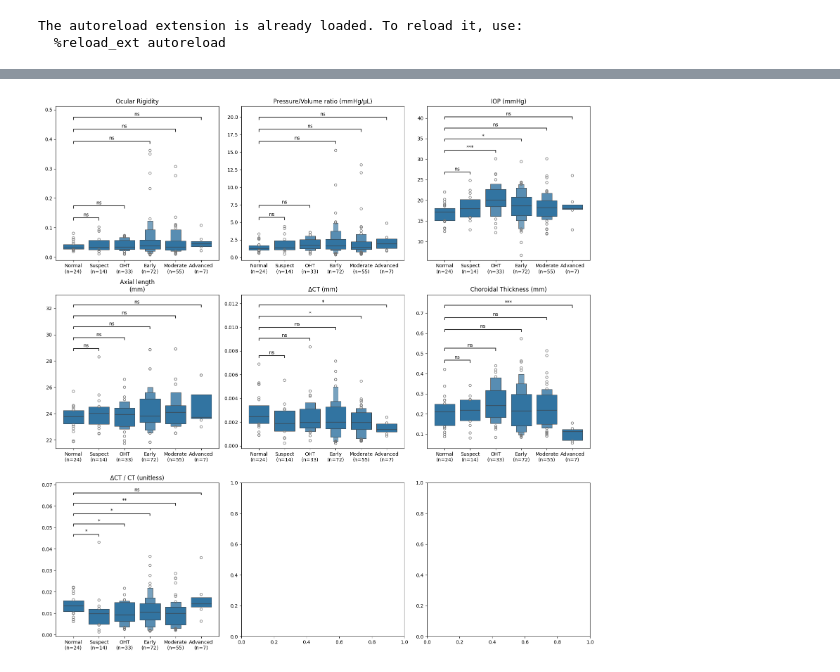
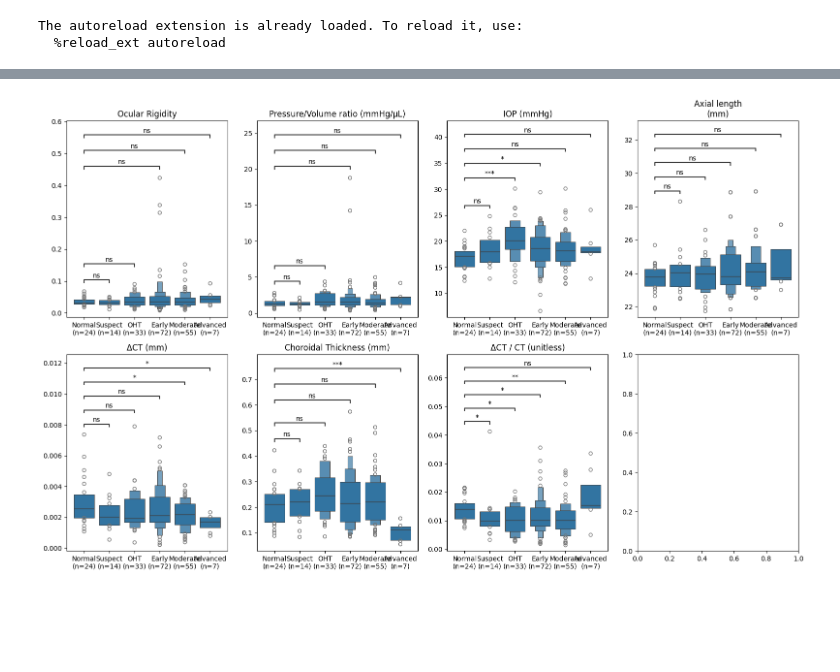
Before and after one commit to ClementPla/OcularRigidity, a Jupyter notebook: manuscript/notebooks/cross_sectional_study.ipynb, the cells around one changed output, grey strips where cells are left out. Cells and saved outputs as stored; diff of their text form; code cells hidden in the pictures; blank space fills up the shorter version.

```diff
--- a/manuscript/notebooks/cross_sectional_study.ipynb
+++ b/manuscript/notebooks/cross_sectional_study.ipynb
@@ -18,7 +18,7 @@ from ocularrigidity.data.measurements.cohort import add_cross_sectional_dx
 
 logging.getLogger("matplotlib.font_manager").setLevel(logging.ERROR)
 warnings.filterwarnings("ignore", message="The figure layout has changed to tight")
-ROOT_CARDIAC = Path("/media/clement/HD/Santiago/OcularRigidity/FullPipeline/")
+ROOT_CARDIAC = Path("/media/clement/HD/Santiago/OcularRigidity/FullPipeline-SINC/")
 
 df = build_cohort(root=ROOT_CARDIAC, overwrite=False)
 df_cross_sectional = get_cross_sectional_dx()
@@ -115,9 +115,9 @@ results = pd.concat(
     [compare_to_reference(merged, v) for v, _ in variables_to_test], ignore_index=True
 )
 
-ncols = 3
+ncols = 4
 nrows = (len(variables_to_test) + ncols - 1) // ncols
-fig, axes = plt.subplots(nrows=nrows, ncols=ncols, figsize=(16, 16))
+fig, axes = plt.subplots(nrows=nrows, ncols=ncols, figsize=(16, 10))
 axes = axes.flatten()
 for i, (var, label) in enumerate(variables_to_test):
     ax = axes[i]
@@ -213,33 +202,33 @@ def compare_to_reference(data, var, group="Type", reference=REFERENCE, order=ORD
 
 
 results = pd.concat(
     [compare_to_reference(df, v) for v, _ in variables_to_test], ignore_index=True
 )
 
 
-ncols = 3
+ncols = 4
 nrows = (len(variables_to_test) + ncols - 1) // ncols
-fig, axes = plt.subplots(nrows=nrows, ncols=ncols, figsize=(16, 16))
+fig, axes = plt.subplots(nrows=nrows, ncols=ncols, figsize=(16, 10))
 axes = axes.flatten()
 for i, (var, label) in enumerate(variables_to_test):
     ax = axes[i]
     sns.boxenplot(data=df, y=var, x="Type", order=ORDER, ax=ax)
     ax.set_title(label)
     ax.set_xlabel("")
     ax.set_ylabel("")
     # counted per panel, not once for the figure: a variable with missing
     # values would otherwise advertise an n its test did not use.
     counts = df.dropna(subset=[var]).groupby("Type").size()
     ax.set_xticks(range(len(ORDER)))
     ax.set_xticklabels([f"{g}\n(n={counts.get(g, 0)})" for g in ORDER])
 
     r = results[results["variable"] == var]
     if len(r):
         pairs = [(REFERENCE, g) for g in r["group"]]
         ann = Annotator(ax, pairs, data=df, x="Type", y=var, order=ORDER)
         ann.configure(test=None, text_format="star", loc="inside", verbose=0)
         ann.set_pvalues_and_annotate(r["p"].values)
 plt.tight_layout()
 plt.show()
 # %% [output]
-[figure, old version]
+[figure, new version]
```
Also changed, not shown: parts of 2 cells of this notebook, 25 other files.
